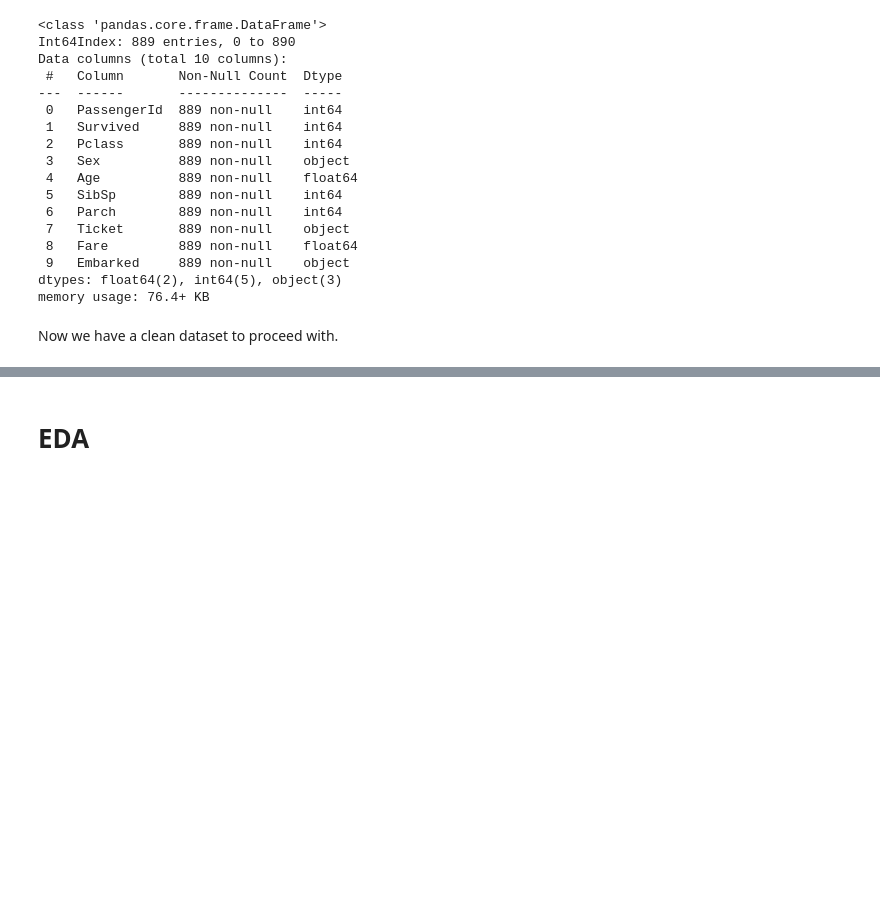
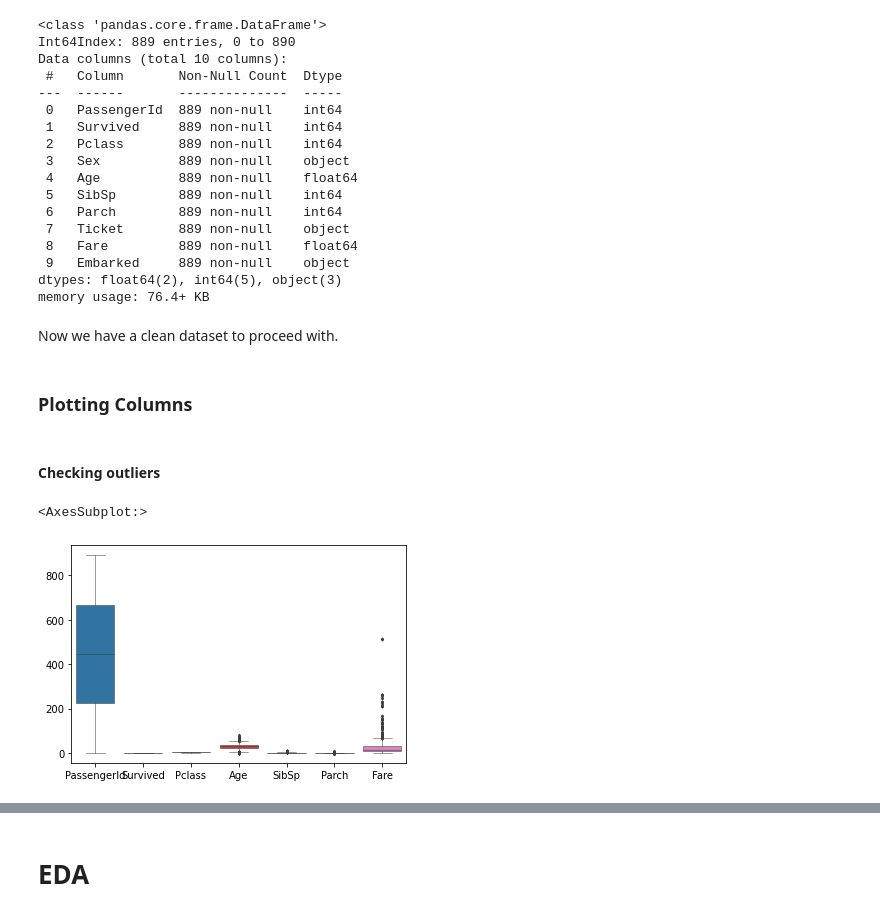
Before and after one commit to pkrc267/Titanic-Disaster-Analysis, a Jupyter notebook: disaster.ipynb, the cells around one changed output, grey strips where cells are left out. Drawn from its saved outputs; the diff is of its cells as text; code cells hidden in the pictures; blank space fills up the shorter version.

```diff
--- a/disaster.ipynb
+++ b/disaster.ipynb
@@ -198,3 +202,12 @@ dtypes: float64(2), int64(5), object(3)
 memory usage: 76.4+ KB
 # %% [markdown]
 Now we have a clean dataset to proceed with.
+# %% [markdown]
+### Plotting Columns
+# %% [markdown]
+#### Checking outliers
+# %%
+sns.boxplot(data=titanic,fliersize=2, linewidth=0.5)
+# %% [output]
+<AxesSubplot:>
+[figure, added]
```
Also changed, not shown: parts of 24 cells of this notebook.
